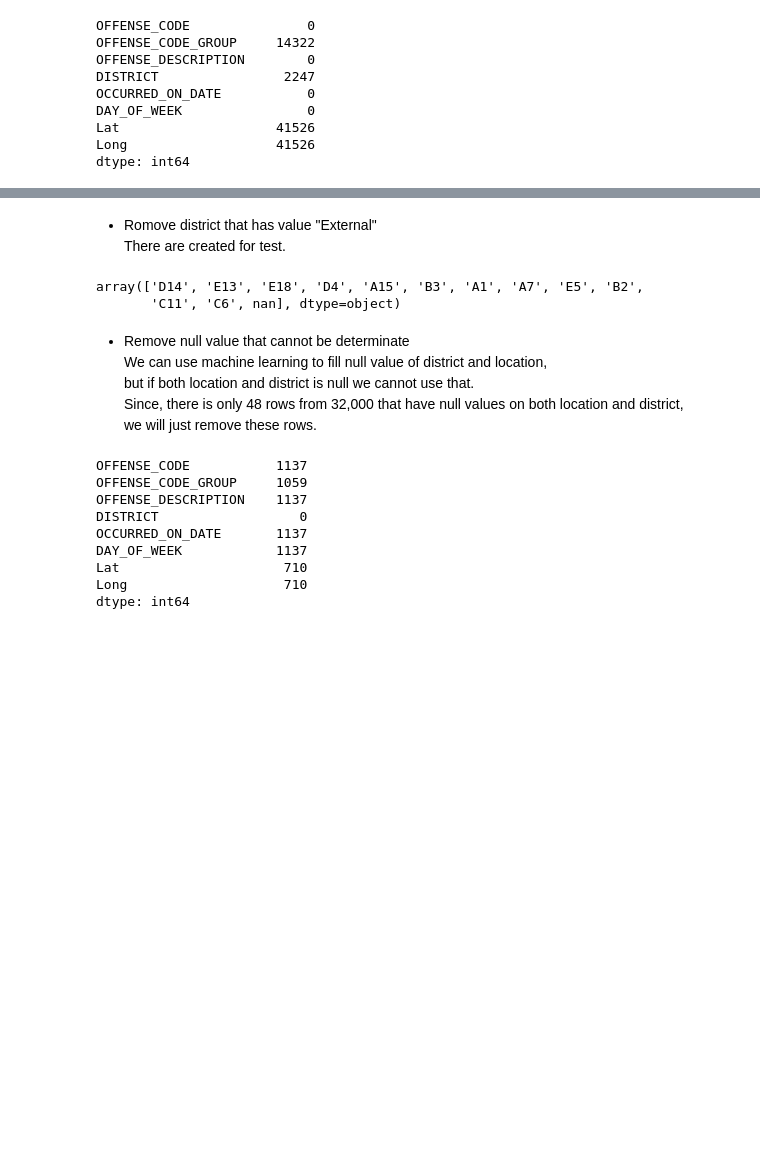
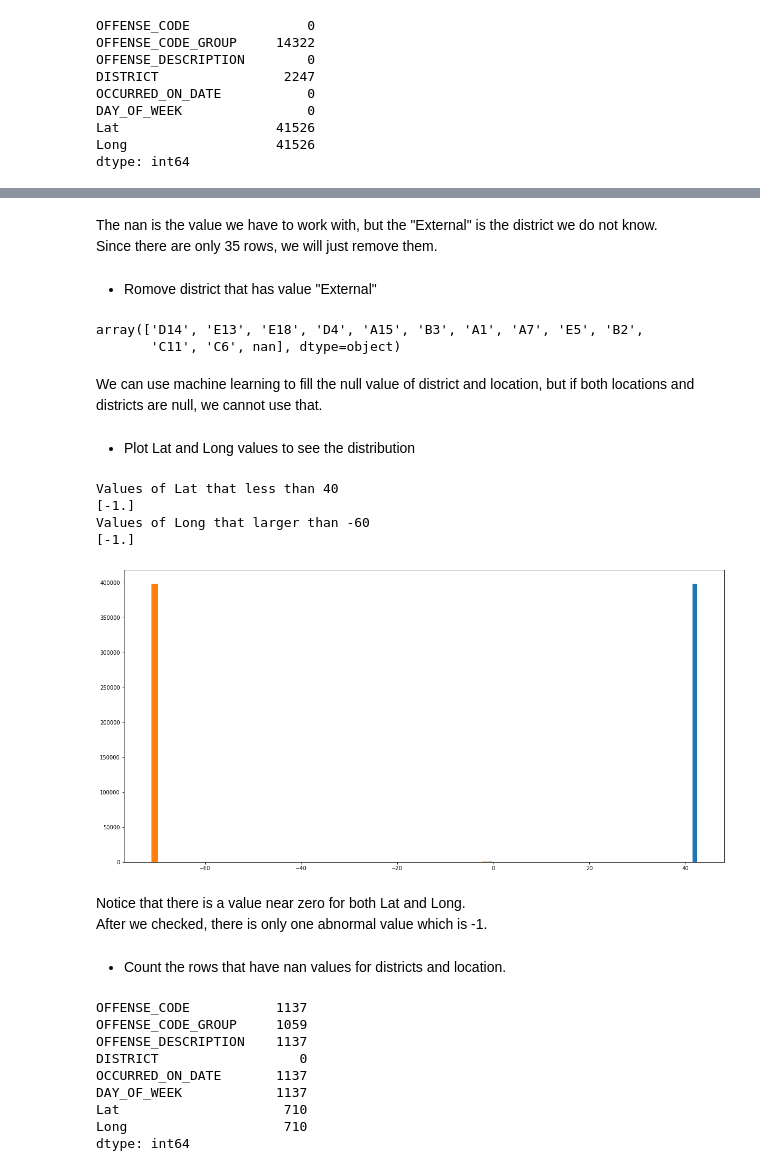
Before and after one commit to chaipi-chaya/Boston-Crime-Analysis, a Jupyter notebook: analysis/data_preprocess.ipynb, the cells around one changed output, grey strips where cells are left out. Drawn from its saved outputs; the diff is of its cells as text; code cells hidden in the pictures; blank space fills up the shorter version.

```diff
--- a/data_preprocess.ipynb
+++ b/analysis/data_preprocess.ipynb
@@ -102,6 +153,8 @@ dtype: int64
+# %% [markdown]
+The nan is the value we have to work with, but the "External" is the district we do not know. <br/>
+Since there are only 35 rows, we will just remove them.
 # %% [markdown]
 - Romove district that has value "External" <br/>
-There are created for test.
 # %%
 crime = crime.drop(crime.loc[crime['DISTRICT'] == 'External'].index.tolist())
 crime['DISTRICT'].unique()
@@ -109,11 +162,30 @@ crime['DISTRICT'].unique()
 array(['D14', 'E13', 'E18', 'D4', 'A15', 'B3', 'A1', 'A7', 'E5', 'B2',
        'C11', 'C6', nan], dtype=object)
 # %% [markdown]
-- Remove null value that cannot be determinate <br/>
-We can use machine learning to fill null value of district and location, <br/>
-but if both location and district is null we cannot use that. <br/>
-Since, there is only 48 rows from 32,000 that have null values on both location and district, <br/>
-we will just remove these rows.
+We can use machine learning to fill the null value of district and location, but if both locations and districts are null, we cannot use that.
+# %% [markdown]
+- Plot Lat and Long values to see the distribution <br/>
+# %%
+plt.figure(figsize=(20,10))
+plt.hist(crime['Lat'], 50)
+plt.hist(crime['Long'], 50)
+plt.show
+
+print("Values of Lat that less than 40")
+print(crime[crime['Lat'] < 40]['Lat'].unique())
+print("Values of Long that larger than -60")
+print(crime[crime['Long'] > -60]['Long'].unique())
+# %% [output]
+Values of Lat that less than 40
+[-1.]
+Values of Long that larger than -60
+[-1.]
+[figure, added]
+# %% [markdown]
+Notice that there is a value near zero for both Lat and Long. <br/>
+After we checked, there is only one abnormal value which is -1.
+# %% [markdown]
+- Count the rows that have nan values for districts and location. <br/>
 # %%
 crime.loc[(crime['DISTRICT'].isnull() == True) & ((crime['Lat'].isnull() == True) | (crime['Lat'] == -1))].count()
 # %% [output]
```
Also changed, not shown: parts of 30 cells of this notebook, 25 other files.
